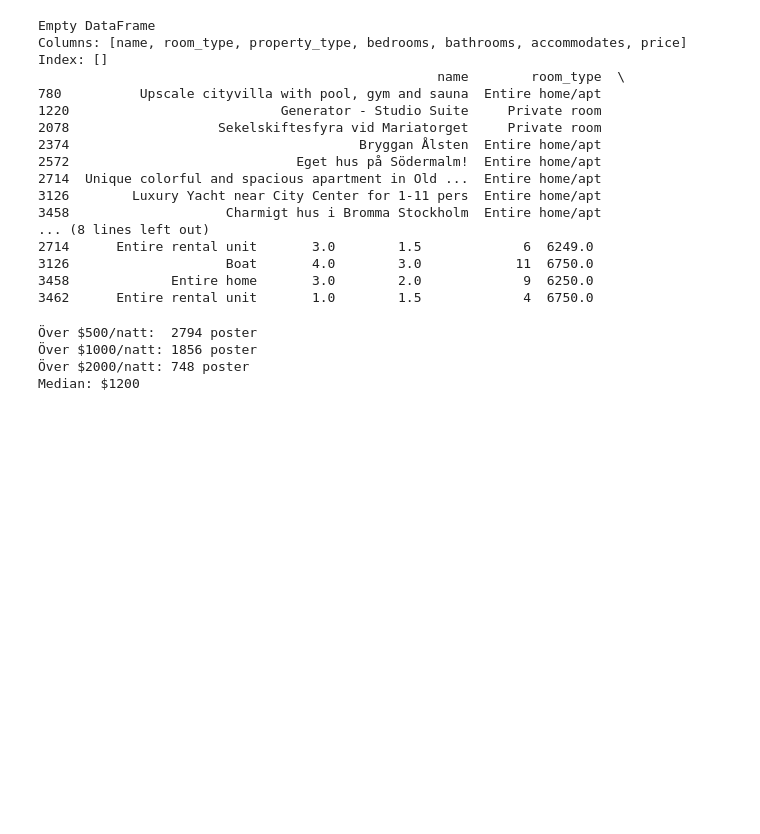
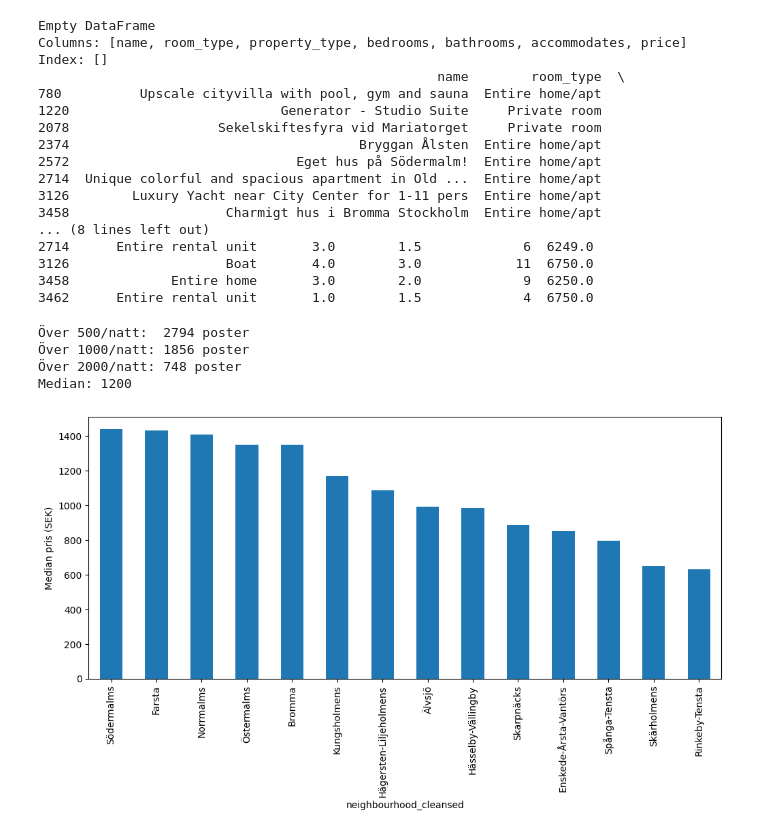
Before and after one commit to emilioano/AppliedAI, a Jupyter notebook: airbnb_prediction/airbnb.ipynb, the cells around one changed output. Drawn from its saved outputs; the diff is of its cells as text; code cells hidden in the pictures; blank space fills up the shorter version.

```diff
--- a/airbnb_prediction/airbnb.ipynb
+++ b/airbnb_prediction/airbnb.ipynb
@@ -138,14 +140,23 @@ Index: []
 3462      Entire rental unit       1.0        1.5             4  6750.0
 # %%
 # Hur många poster ligger över rimlig USD-gräns?
-print(f"Över $500/natt:  {(cleandf['price'] > 500).sum()} poster")
-print(f"Över $1000/natt: {(cleandf['price'] > 1000).sum()} poster")
-print(f"Över $2000/natt: {(cleandf['price'] > 2000).sum()} poster")
+print(f"Över 500/natt:  {(cleandf['price'] > 500).sum()} poster")
+print(f"Över 1000/natt: {(cleandf['price'] > 1000).sum()} poster")
+print(f"Över 2000/natt: {(cleandf['price'] > 2000).sum()} poster")
 
 # Vad är medianpriset?
-print(f"Median: ${cleandf['price'].median():.0f}")
+print(f"Median: {cleandf['price'].median():.0f}")
+
+
+
+# Hur ser sambandet mellan område och rumspriser ut? Förutom att Farsta som inte är något finare område ligger bland toppen så verkar det relativt rimligt.
+neighbourhood_avg = cleandf.groupby('neighbourhood_cleansed')['price'].median().sort_values(ascending=False)
+neighbourhood_avg.head(15).plot(kind='bar', figsize=(12, 5))
+plt.ylabel('Medianpris (SEK)')
+plt.show()
 # %% [output]
-Över $500/natt:  2794 poster
-Över $1000/natt: 1856 poster
-Över $2000/natt: 748 poster
-Median: $1200
+Över 500/natt:  2794 poster
+Över 1000/natt: 1856 poster
+Över 2000/natt: 748 poster
+Median: 1200
+[figure, added]
```
Also changed, not shown: parts of 16 cells of this notebook, 1 other file.
